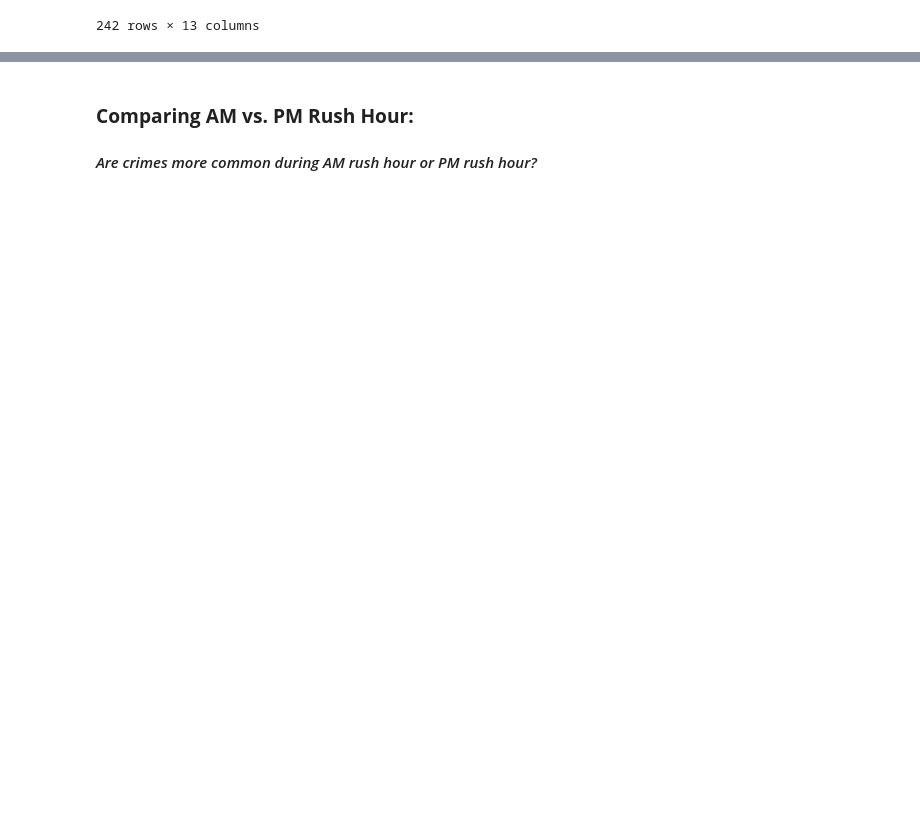
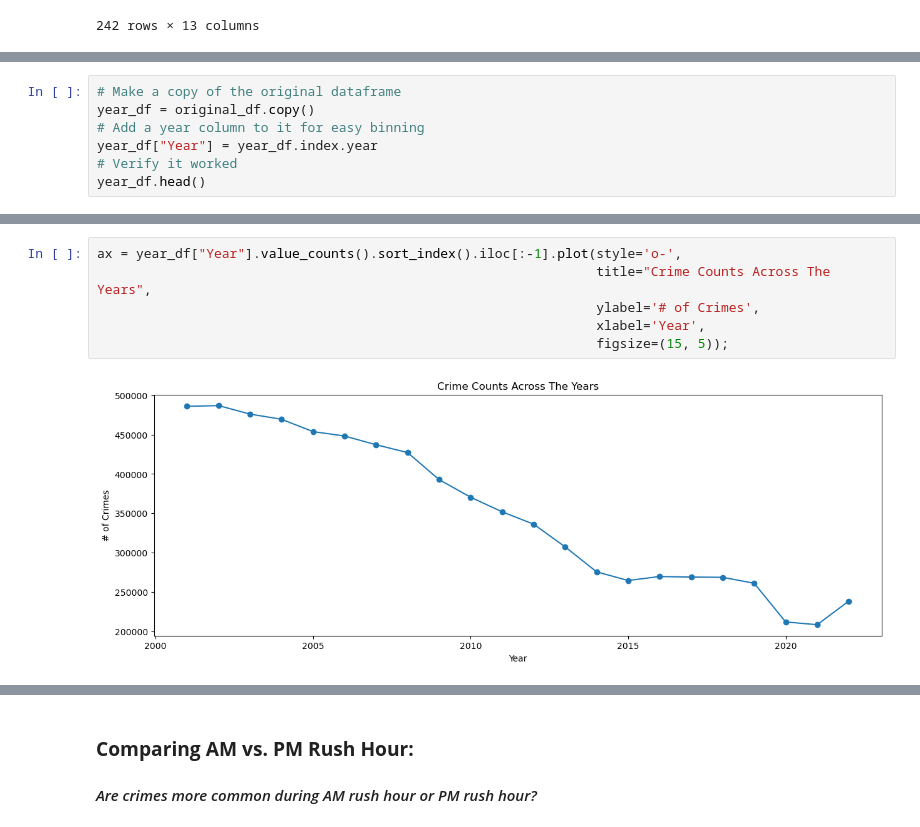
Before and after one commit to john-a-dixon/chicago-crime-time-series, a Jupyter notebook: chicago-crime-time-series.ipynb, the cells around one changed output, grey strips where cells are left out. Drawn from its saved outputs; the diff is of its cells as text; blank space fills up the shorter version.

```diff
--- a/chicago-crime-time-series.ipynb
+++ b/chicago-crime-time-series.ipynb
@@ -106,0 +113,7 @@ The crimes that happened within this district range from 2002 to 2023. Based on
+# %%
+# Make a copy of the original dataframe
+year_df = original_df.copy()
+# Add a year column to it for easy binning
+year_df["Year"] = year_df.index.year
+# Verify it worked
+year_df.head()
@@ -106,0 +128,8 @@ The crimes that happened within this district range from 2002 to 2023. Based on
+# %%
+ax = year_df["Year"].value_counts().sort_index().iloc[:-1].plot(style='o-',
+                                                                title="Crime Counts Across The Years",
+                                                                ylabel='# of Crimes',
+                                                                xlabel='Year',
+                                                                figsize=(15, 5));
+# %% [output]
+[figure, added]
```
Also changed, not shown: parts of 15 cells of this notebook.
